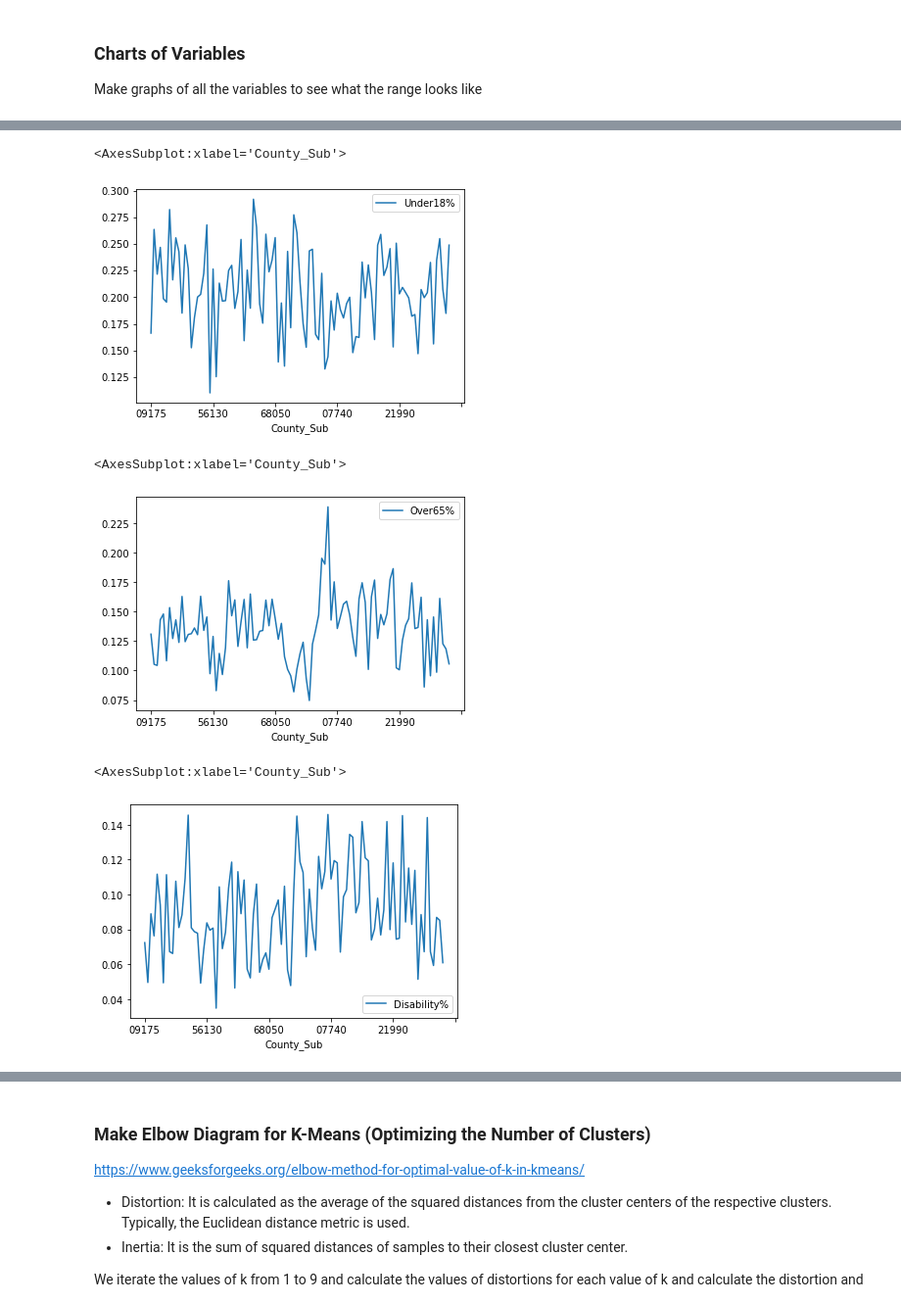
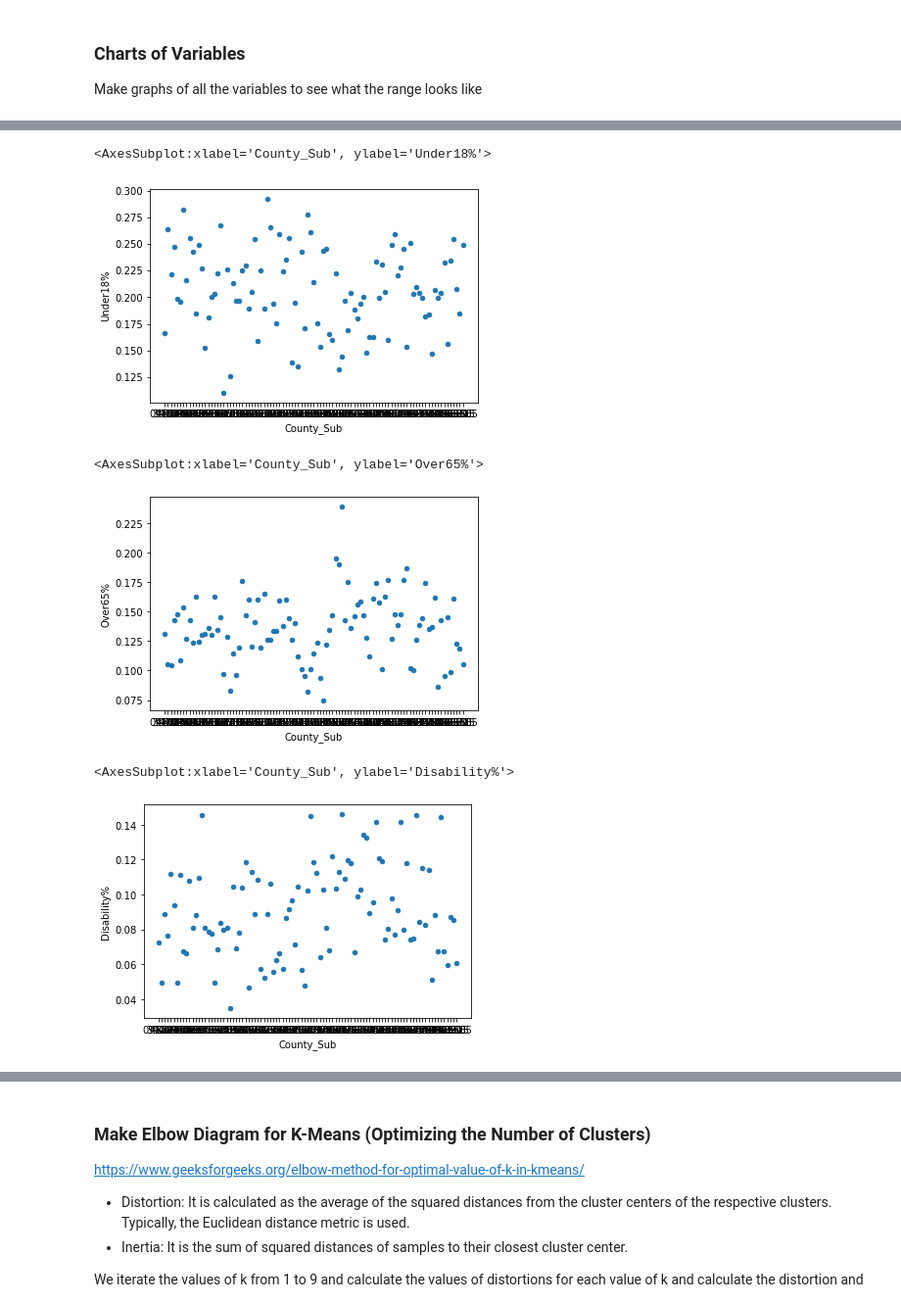
Before and after one commit to mmatkinson7/EquityMLMPO, a Jupyter notebook: ML_Equity_MPO.ipynb, the cells around one changed output, grey strips where cells are left out. Shown at 98% size. Cells and saved outputs as stored; diff of their text form; code cells hidden in the pictures.

```diff
--- a/ML_Equity_MPO.ipynb
+++ b/ML_Equity_MPO.ipynb
@@ -338,20 +343,23 @@ allvarDF[['County_Sub','PopDen']].set_index('County_Sub').plot(kind='line')
 # %%
 # Children
-allvarDF[['County_Sub','Under18%']].set_index('County_Sub').plot(kind='line')
+#allvarDF[['County_Sub','Under18%']].set_index('County_Sub').plot(kind='line') #line graph
+allvarDF[['County_Sub','Under18%']].plot(kind='scatter', x='County_Sub', y='Under18%') #scatter plot
 # %% [output]
-<AxesSubplot:xlabel='County_Sub'>
+<AxesSubplot:xlabel='County_Sub', ylabel='Under18%'>
-[figure, old version]
+[figure, new version]
 # %%
 # Seniors
-allvarDF[['County_Sub','Over65%']].set_index('County_Sub').plot(kind='line')
+#allvarDF[['County_Sub','Over65%']].set_index('County_Sub').plot(kind='line') #line graph
+allvarDF[['County_Sub','Over65%']].plot(kind='scatter', x='County_Sub', y='Over65%') #scatter plot
 # %% [output]
-<AxesSubplot:xlabel='County_Sub'>
+<AxesSubplot:xlabel='County_Sub', ylabel='Over65%'>
-[figure, old version]
+[figure, new version]
 # %%
 # People with Disabilities
-allvarDF[['County_Sub','Disability%']].set_index('County_Sub').plot(kind='line')
+#allvarDF[['County_Sub','Disability%']].set_index('County_Sub').plot(kind='line') #line graph
+allvarDF[['County_Sub','Disability%']].plot(kind='scatter', x='County_Sub', y='Disability%') #scatter plot
 # %% [output]
-<AxesSubplot:xlabel='County_Sub'>
+<AxesSubplot:xlabel='County_Sub', ylabel='Disability%'>
-[figure, old version]
+[figure, new version]
 # %%
 # People living in Households below 200% of the Poverty Line
```
Also changed, not shown: parts of 13 cells of this notebook.
